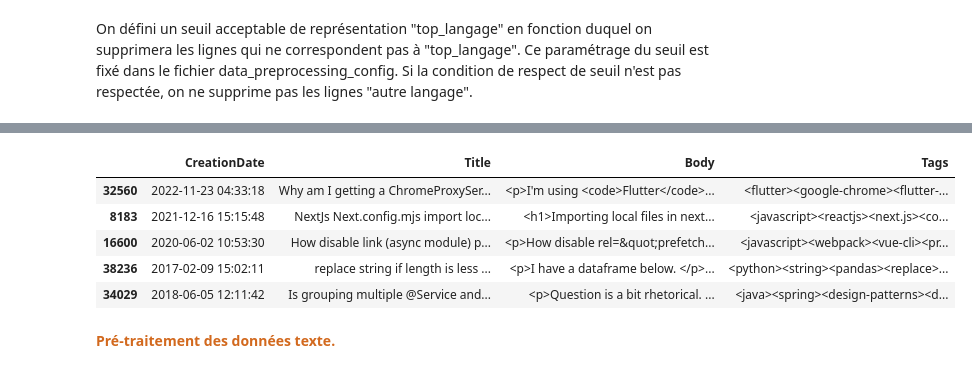
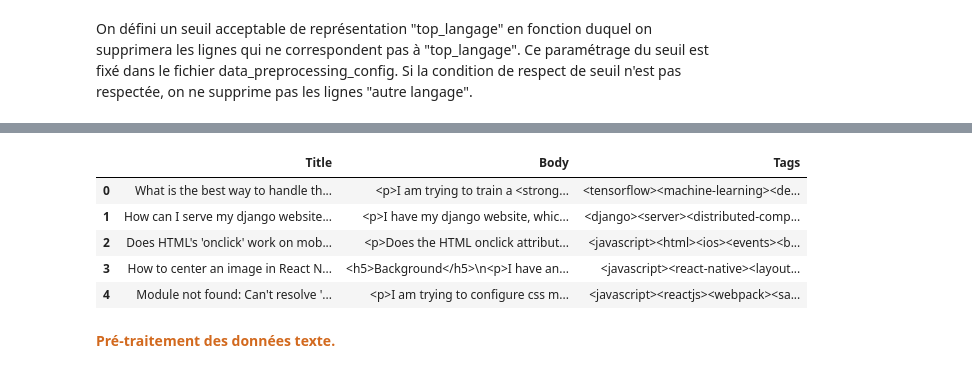
Before and after one commit to flaviejvn/P5_-_Categorisez_automatiquement_des_questions, a Jupyter notebook: Jouvin_Flavie_1_notebook_exploration_052024.ipynb, the cells around one changed output, grey strips where cells are left out. Cells and saved outputs as stored; diff of their text form; code cells hidden in the pictures.

```diff
--- a/Jouvin_Flavie_1_notebook_exploration_052024.ipynb
+++ b/Jouvin_Flavie_1_notebook_exploration_052024.ipynb
@@ -247,3 +289,0 @@ sns.heatmap(df.isna())
-# %%
-# Suppression de la variable 'FavoriteCount' car elle ne contient aucune information.
-df = df.drop(columns=['FavoriteCount'])
@@ -282,4 +313,0 @@ AnswerCount : 49946
-# %%
-# Selection des variables necessaires pour la suite de l'étude.
-df = df[['CreationDate','Title', 'Body', 'Tags']]
-df.head()
@@ -332,7 +353,7 @@ Dans un premier temps, comme on utilise des données sous forme de chaîne de ca
 # %%
 ###################### A supprimer avant de tout relancer quand ok sur nettoyage jeu de données #####################
 # Utilisation d'un échantillon pour tests plus rapides.
-df = df.sample(frac=0.1)
+# df = df.sample(frac=0.1)
 # %%
 # Application de la fonction pour détecter la langue utilisée.
 message, language_counts, most_common_language, rate = detect_language_and_analyze(df, 'Body')
@@ -346,5 +369,5 @@ Nombre de lignes en 'en': 14883 sur 15000 lignes totales.
 On défini un seuil acceptable de représentation "top_langage" en fonction duquel on supprimera les lignes qui ne correspondent pas à "top_langage". Ce paramétrage du seuil est fixé dans le fichier data_preprocessing_config. Si la condition de respect de seuil n'est pas respectée, on ne supprime pas les lignes "autre langage".
 # %%
 # Fonction de supression des lignes "langages differents de langue majoritaire".
-filtered_df = filter_top_language(df, seuil_representation_top_langage, rate, most_common_language)
+df = filter_top_language(df, seuil_representation_top_langage, rate, most_common_language)
 # %% [output]
@@ -357,5 +382,5 @@ filtered_df.shape
 # %%
 # Suppression de la colonne "language".
-filtered_df = filtered_df.drop(columns=['language'])
-filtered_df.head()
+df = df.drop(columns=['language'])
+df.head()
 # %% [output]
@@ -362,6 +388,6 @@ filtered_df.head()
-|  | CreationDate | Title | Body | Tags |
-| 32560 | 2022-11-23 04:33:18 | Why am I getting a ChromeProxySer... | <p>I'm using <code>Flutter</code>... | <flutter><google-chrome><flutter-... |
-| 8183 | 2021-12-16 15:15:48 | NextJs Next.config.mjs import loc... | <h1>Importing local files in next... | <javascript><reactjs><next.js><co... |
-| 16600 | 2020-06-02 10:53:30 | How disable link (async module) p... | <p>How disable rel=&quot;prefetch... | <javascript><webpack><vue-cli><pr... |
-| 38236 | 2017-02-09 15:02:11 | replace string if length is less ... | <p>I have a dataframe below. </p>... | <python><string><pandas><replace>... |
-| 34029 | 2018-06-05 12:11:42 | Is grouping multiple @Service and... | <p>Question is a bit rhetorical. ... | <java><spring><design-patterns><d... |
+|  | Title | Body | Tags |
+| 0 | What is the best way to handle th... | <p>I am trying to train a <strong... | <tensorflow><machine-learning><de... |
+| 1 | How can I serve my django website... | <p>I have my django website, whic... | <django><server><distributed-comp... |
+| 2 | Does HTML's 'onclick' work on mob... | <p>Does the HTML onclick attribut... | <javascript><html><ios><events><b... |
+| 3 | How to center an image in React N... | <h5>Background</h5>\n<p>I have an... | <javascript><react-native><layout... |
+| 4 | Module not found: Can't resolve '... | <p>I am trying to configure css m... | <javascript><reactjs><webpack><sa... |
```
Also changed, not shown: parts of 131 cells of this notebook, 1 other file.
